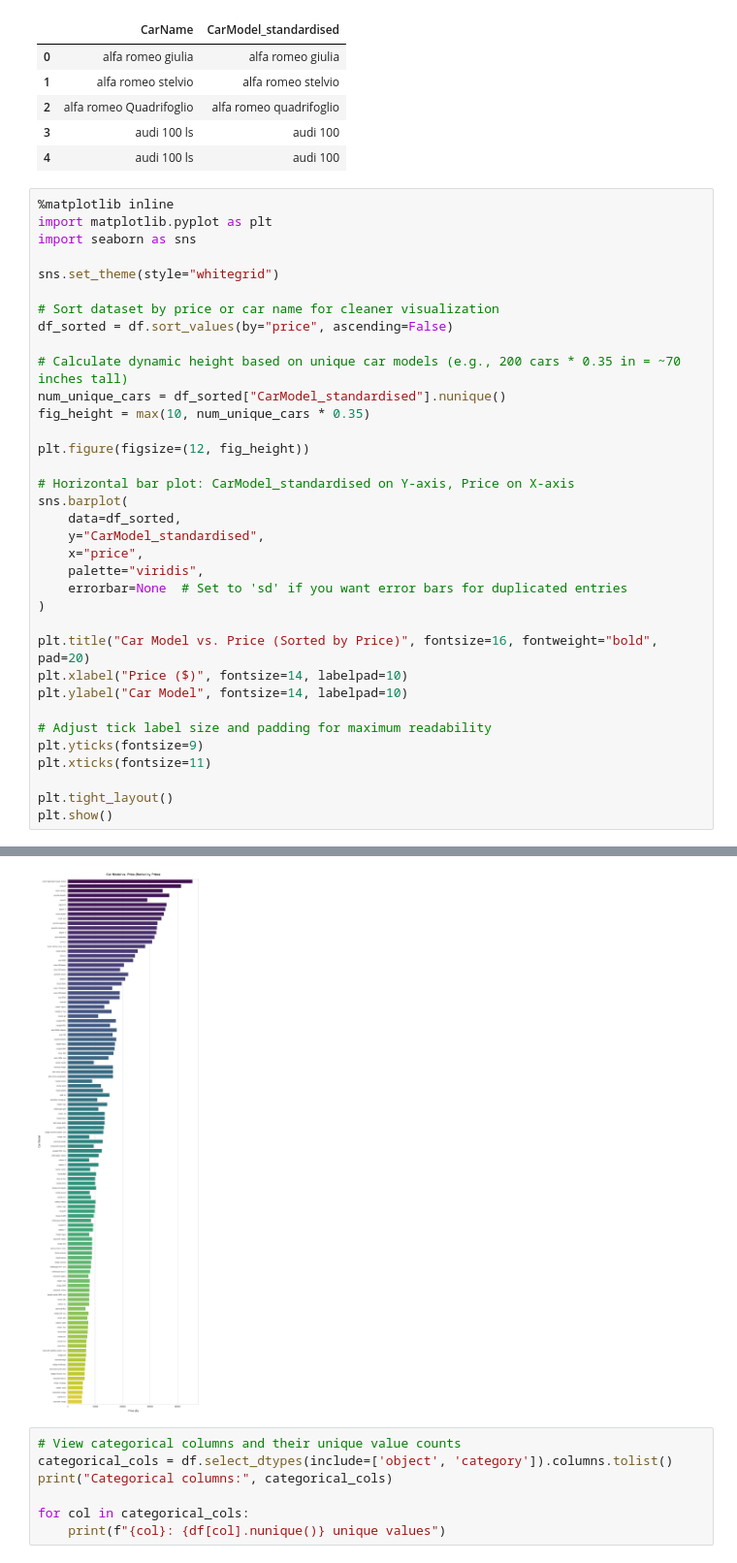
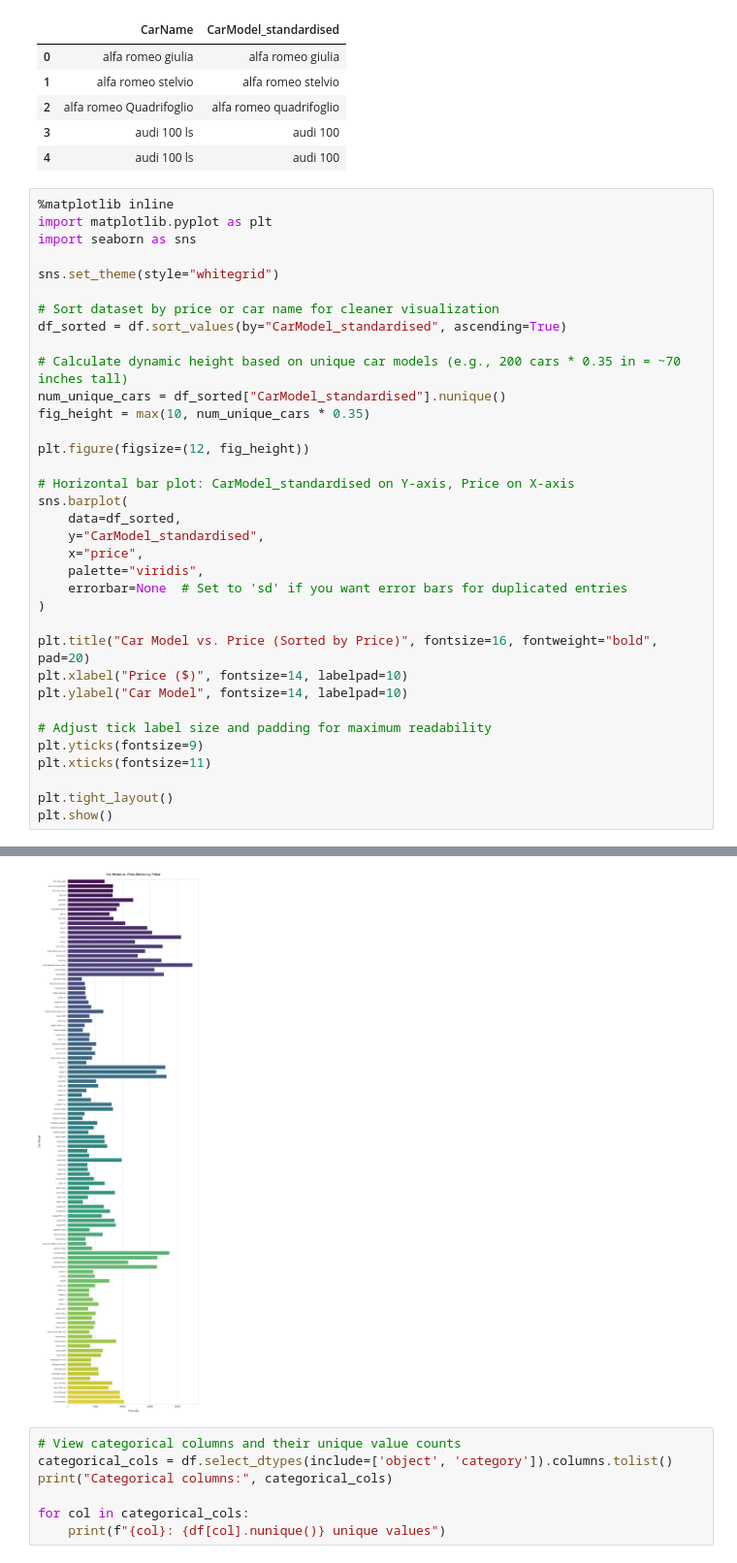
Before and after one commit to phonemes-and-speech-entrainment/Car_feature_price_analysis, a Jupyter notebook: jupyter_notebooks/car_price_etl_draft.ipynb, the cells around one changed output, grey strips where cells are left out. Shown at 97% size. Drawn from its saved outputs; the diff is of its cells as text.

Commit message:
Add model vs price plot

```diff
--- a/jupyter_notebooks/car_price_etl_draft.ipynb
+++ b/jupyter_notebooks/car_price_etl_draft.ipynb
@@ -381,38 +381,38 @@ import seaborn as sns
 sns.set_theme(style="whitegrid")
 
 # Sort dataset by price or car name for cleaner visualization
-df_sorted = df.sort_values(by="price", ascending=False)
+df_sorted = df.sort_values(by="CarModel_standardised", ascending=True)
 
 # Calculate dynamic height based on unique car models (e.g., 200 cars * 0.35 in = ~70 inches tall)
 num_unique_cars = df_sorted["CarModel_standardised"].nunique()
 fig_height = max(10, num_unique_cars * 0.35)
 
 plt.figure(figsize=(12, fig_height))
 
 # Horizontal bar plot: CarModel_standardised on Y-axis, Price on X-axis
 sns.barplot(
     data=df_sorted,
     y="CarModel_standardised",
     x="price",
     palette="viridis",
     errorbar=None  # Set to 'sd' if you want error bars for duplicated entries
 )
 
 plt.title("Car Model vs. Price (Sorted by Price)", fontsize=16, fontweight="bold", pad=20)
 plt.xlabel("Price ($)", fontsize=14, labelpad=10)
 plt.ylabel("Car Model", fontsize=14, labelpad=10)
 
 # Adjust tick label size and padding for maximum readability
 plt.yticks(fontsize=9)
 plt.xticks(fontsize=11)
 
 plt.tight_layout()
 plt.show()
 # %% [output]
 Passing `palette` without assigning `hue` is deprecated and will be removed in v0.14.0. Assign the `y` variable to `hue` and set `legend=False` for the same effect.
 
   sns.barplot(
-[figure, old version]
+[figure, new version]
 # %%
 # View categorical columns and their unique value counts
 categorical_cols = df.select_dtypes(include=['object', 'category']).columns.tolist()
```
